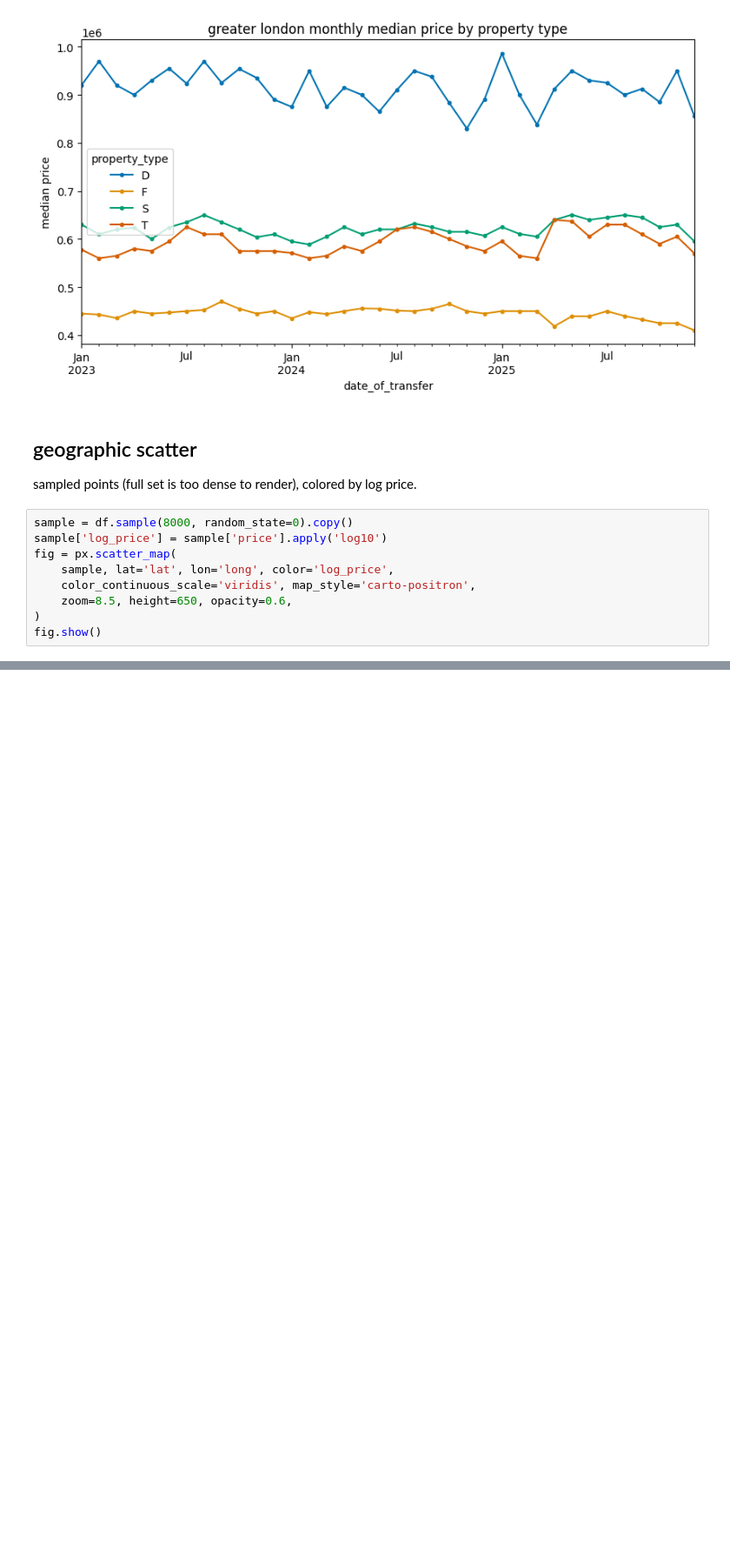
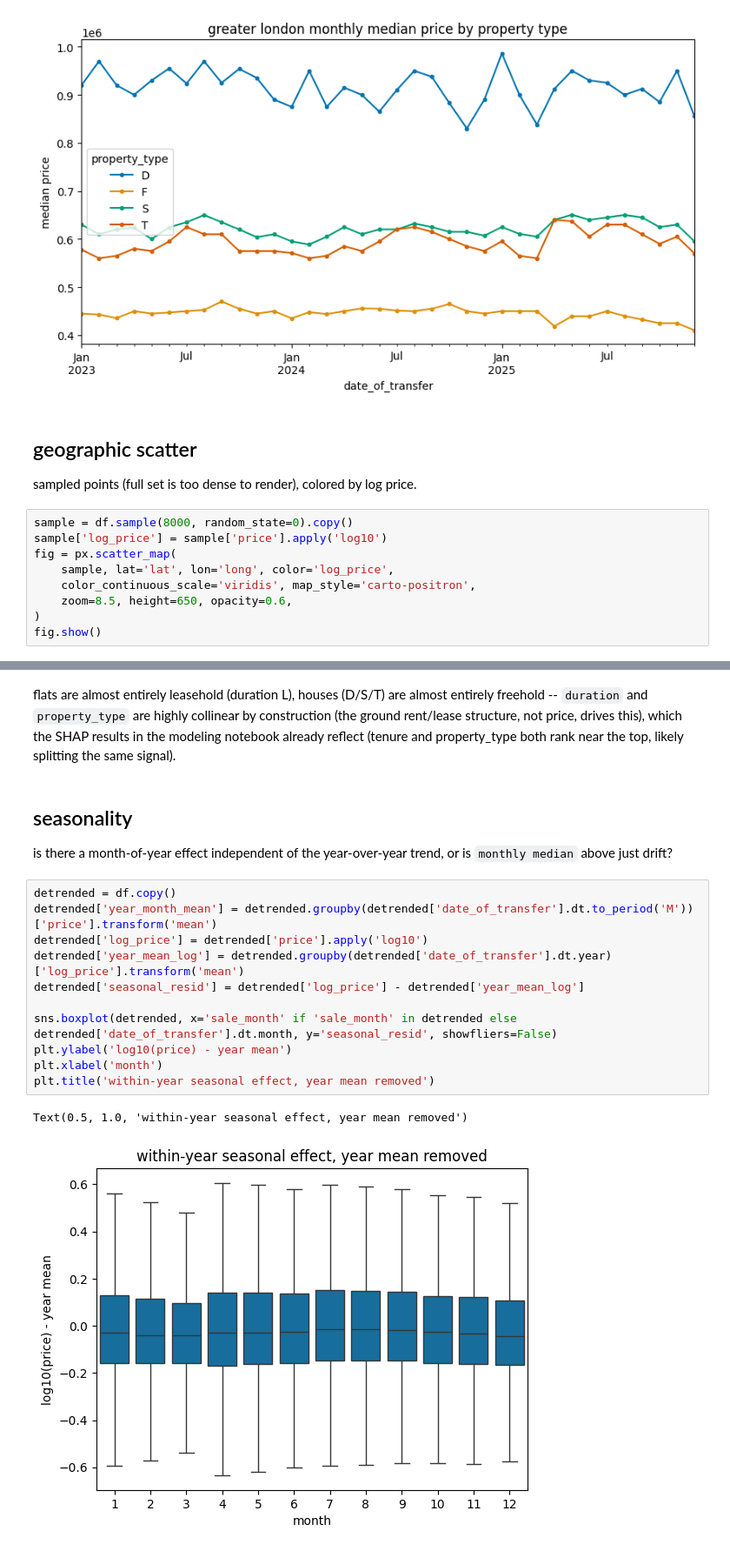
Before and after one commit to camerons-world/house_price_prediction, a Jupyter notebook: notebooks/01_eda.ipynb, the cells around one changed output, grey strips where cells are left out. Shown at 87% size. Saved outputs shown, nothing was run; the diff lists cells and outputs as text; blank space fills up the shorter version.

```diff
--- a/notebooks/01_eda.ipynb
+++ b/notebooks/01_eda.ipynb
@@ -122,0 +172,20 @@ fig.show()
+# %% [markdown]
+flats are almost entirely leasehold (duration L), houses (D/S/T) are almost entirely freehold -- `duration` and `property_type` are highly collinear by construction (the ground rent/lease structure, not price, drives this), which the SHAP results in the modeling notebook already reflect (tenure and property_type both rank near the top, likely splitting the same signal).
+# %% [markdown]
+## seasonality
+
+is there a month-of-year effect independent of the year-over-year trend, or is `monthly median` above just drift?
+# %%
+detrended = df.copy()
+detrended['year_month_mean'] = detrended.groupby(detrended['date_of_transfer'].dt.to_period('M'))['price'].transform('mean')
+detrended['log_price'] = detrended['price'].apply('log10')
+detrended['year_mean_log'] = detrended.groupby(detrended['date_of_transfer'].dt.year)['log_price'].transform('mean')
+detrended['seasonal_resid'] = detrended['log_price'] - detrended['year_mean_log']
+
+sns.boxplot(detrended, x='sale_month' if 'sale_month' in detrended else detrended['date_of_transfer'].dt.month, y='seasonal_resid', showfliers=False)
+plt.ylabel('log10(price) - year mean')
+plt.xlabel('month')
+plt.title('within-year seasonal effect, year mean removed')
+# %% [output]
+Text(0.5, 1.0, 'within-year seasonal effect, year mean removed')
+[figure, added]
```
Also changed, not shown: parts of 30 cells of this notebook.
